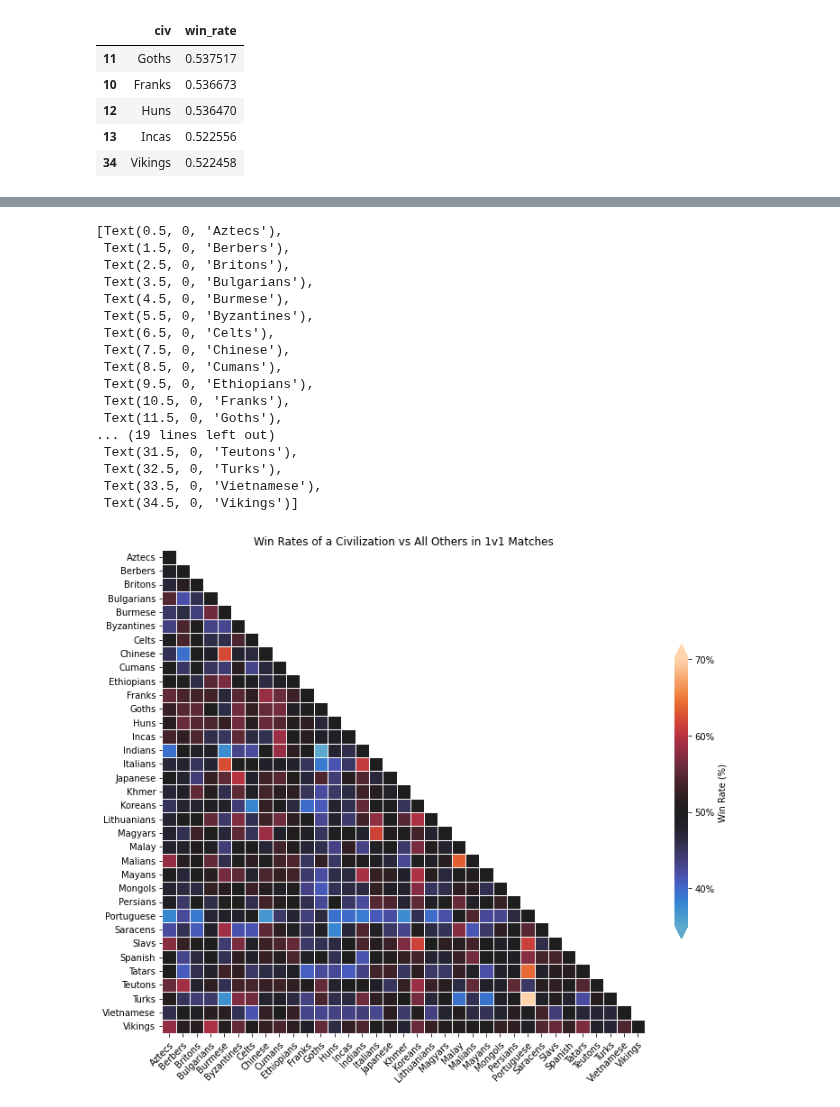
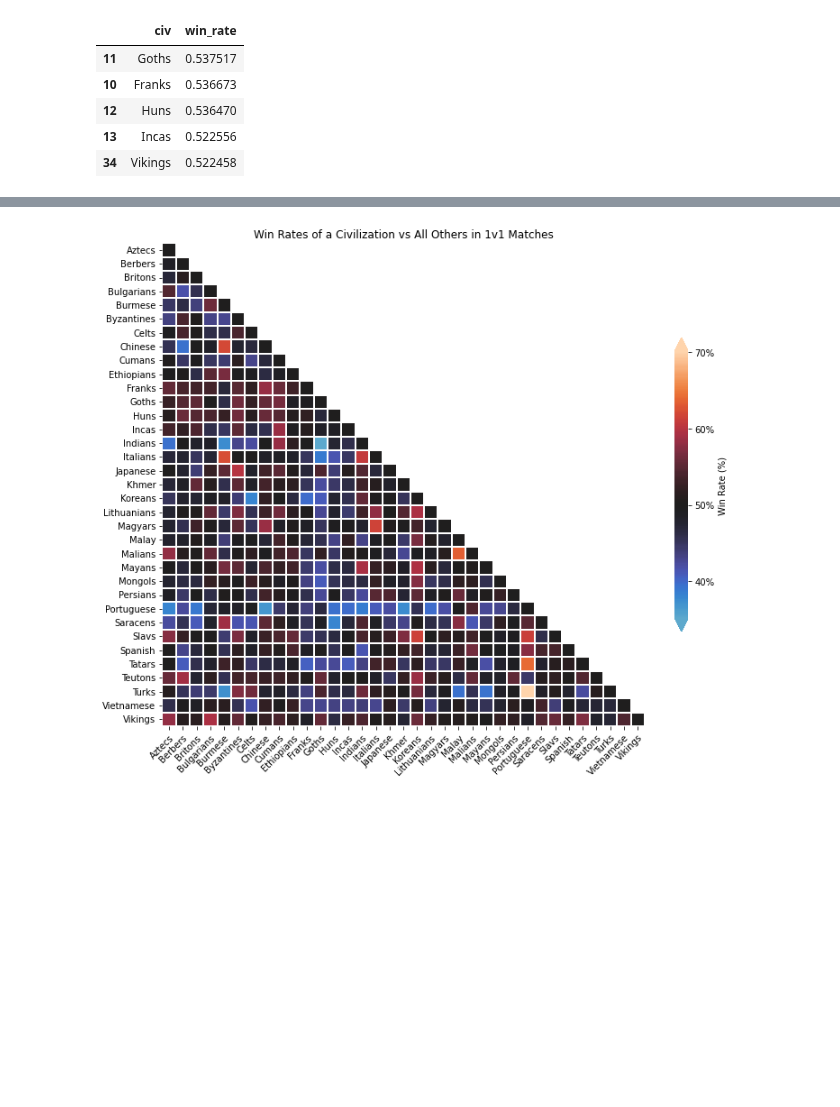
Before and after one commit to rishigoutam/aoe2, a Jupyter notebook: test_data.ipynb, the cells around one changed output, grey strips where cells are left out. Saved outputs shown, nothing was run; the diff lists cells and outputs as text; code cells hidden in the pictures; blank space fills up the shorter version.

```diff
--- a/test_data.ipynb
+++ b/test_data.ipynb
@@ -298,33 +300,16 @@ avg_civ_win_rates_2D = np.array(avg_civ_wins_df.win_rate).reshape((num_civs,num_
 # %%
 from matplotlib.ticker import PercentFormatter
 
 percents = 100*avg_civ_win_rates_2D # just so we can show percentage values in the colorbar...sigh
 plt.figure(figsize=(12,12))
 plt.title('Win Rates of a Civilization vs All Others in 1v1 Matches')
-# cmap = sns.diverging_palette(240, 10, n=9, as_cmap=True)
 mask = np.triu(percents, 1) # mask the top half of the heatmap as it is repeated data
 heatmap = sns.heatmap(percents,
-                      center=50, linewidths=1, #cmap=cmap,
-                      xticklabels=civs, yticklabels=civs,
+                      linewidths=2, # cmap=sns.color_palette("vlag", as_cmap=True),
+                      center=50, xticklabels=civs, yticklabels=civs,
                       square=True, mask=mask,
                       cbar_kws=dict(label='Win Rate (%)', shrink=.5, extend='both', ticks=[40,50,60,70], format=PercentFormatter(decimals=0)))
 heatmap.set_xticklabels(civs, rotation=45, ha='right', rotation_mode='anchor')
+plt.show()
 # %% [output]
-[Text(0.5, 0, 'Aztecs'),
- Text(1.5, 0, 'Berbers'),
- Text(2.5, 0, 'Britons'),
- Text(3.5, 0, 'Bulgarians'),
- Text(4.5, 0, 'Burmese'),
- Text(5.5, 0, 'Byzantines'),
- Text(6.5, 0, 'Celts'),
- Text(7.5, 0, 'Chinese'),
- Text(8.5, 0, 'Cumans'),
- Text(9.5, 0, 'Ethiopians'),
- Text(10.5, 0, 'Franks'),
- Text(11.5, 0, 'Goths'),
-... (19 lines left out)
- Text(31.5, 0, 'Teutons'),
- Text(32.5, 0, 'Turks'),
- Text(33.5, 0, 'Vietnamese'),
- Text(34.5, 0, 'Vikings')]
-[figure, old version]
+[figure, new version]
```
Also changed, not shown: parts of 1 cell of this notebook.
